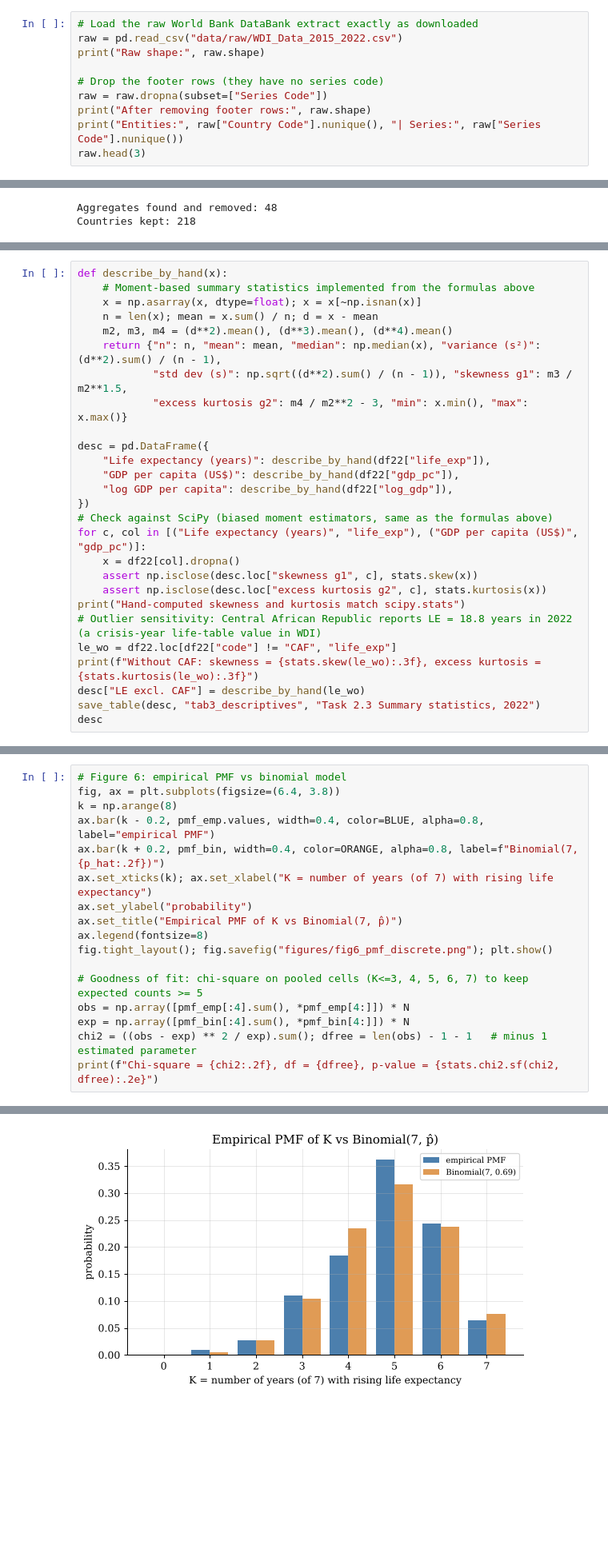
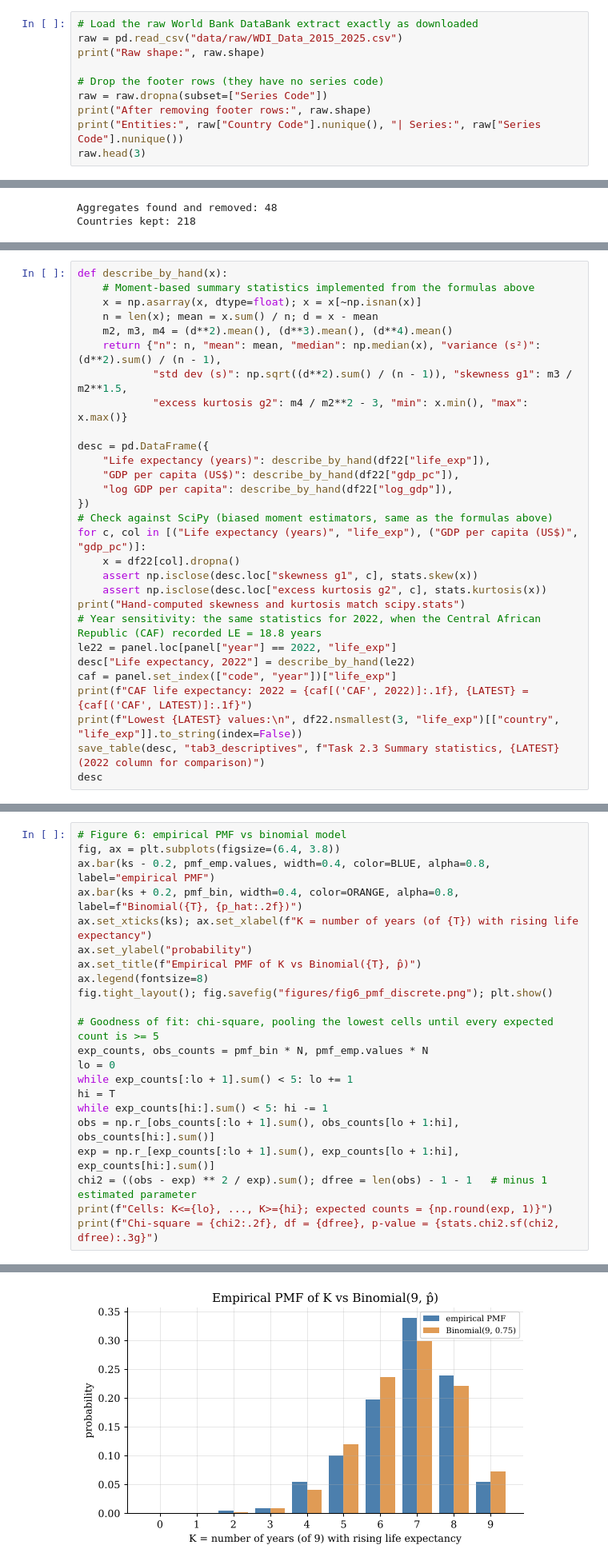
Before and after one commit to abshivks-ass/CMP-L045-0-WDI-analysis, a Jupyter notebook: StudentName.ipynb, the cells around one changed output, grey strips where cells are left out. Shown at 80% size. Cells and saved outputs as stored; diff of their text form; blank space fills up the shorter version.

```diff
--- a/StudentName.ipynb
+++ b/StudentName.ipynb
@@ -84,7 +85,7 @@ Raw issues handled here:
 * the data must be reshaped from wide to a long **country–year panel**.
 # %%
 # Load the raw World Bank DataBank extract exactly as downloaded
-raw = pd.read_csv("data/raw/WDI_Data_2015_2022.csv")
+raw = pd.read_csv("data/raw/WDI_Data_2015_2025.csv")
 print("Raw shape:", raw.shape)
 
 # Drop the footer rows (they have no series code)
@@ -469,11 +493,13 @@ for c, col in [("Life expectancy (years)", "life_exp"), ("GDP per capita (US$)",
     assert np.isclose(desc.loc["skewness g1", c], stats.skew(x))
     assert np.isclose(desc.loc["excess kurtosis g2", c], stats.kurtosis(x))
 print("Hand-computed skewness and kurtosis match scipy.stats")
-# Outlier sensitivity: Central African Republic reports LE = 18.8 years in 2022 (a crisis-year life-table value in WDI)
-le_wo = df22.loc[df22["code"] != "CAF", "life_exp"]
-print(f"Without CAF: skewness = {stats.skew(le_wo):.3f}, excess kurtosis = {stats.kurtosis(le_wo):.3f}")
-desc["LE excl. CAF"] = describe_by_hand(le_wo)
-save_table(desc, "tab3_descriptives", "Task 2.3 Summary statistics, 2022")
+# Year sensitivity: the same statistics for 2022, when the Central African Republic (CAF) recorded LE = 18.8 years
+le22 = panel.loc[panel["year"] == 2022, "life_exp"]
+desc["Life expectancy, 2022"] = describe_by_hand(le22)
+caf = panel.set_index(["code", "year"])["life_exp"]
+print(f"CAF life expectancy: 2022 = {caf[('CAF', 2022)]:.1f}, {LATEST} = {caf[('CAF', LATEST)]:.1f}")
+print(f"Lowest {LATEST} values:\n", df22.nsmallest(3, "life_exp")[["country", "life_exp"]].to_string(index=False))
+save_table(desc, "tab3_descriptives", f"Task 2.3 Summary statistics, {LATEST} (2022 column for comparison)")
 desc
 # %% [output]
 Hand-computed skewness and kurtosis match scipy.stats
@@ -625,18 +690,23 @@ Share of increases by year-pair:
 # %%
 # Figure 6: empirical PMF vs binomial model
 fig, ax = plt.subplots(figsize=(6.4, 3.8))
-k = np.arange(8)
-ax.bar(k - 0.2, pmf_emp.values, width=0.4, color=BLUE, alpha=0.8, label="empirical PMF")
-ax.bar(k + 0.2, pmf_bin, width=0.4, color=ORANGE, alpha=0.8, label=f"Binomial(7, {p_hat:.2f})")
-ax.set_xticks(k); ax.set_xlabel("K = number of years (of 7) with rising life expectancy")
+ax.bar(ks - 0.2, pmf_emp.values, width=0.4, color=BLUE, alpha=0.8, label="empirical PMF")
+ax.bar(ks + 0.2, pmf_bin, width=0.4, color=ORANGE, alpha=0.8, label=f"Binomial({T}, {p_hat:.2f})")
+ax.set_xticks(ks); ax.set_xlabel(f"K = number of years (of {T}) with rising life expectancy")
 ax.set_ylabel("probability")
-ax.set_title("Empirical PMF of K vs Binomial(7, p̂)")
+ax.set_title(f"Empirical PMF of K vs Binomial({T}, p̂)")
 ax.legend(fontsize=8)
 fig.tight_layout(); fig.savefig("figures/fig6_pmf_discrete.png"); plt.show()
 
-# Goodness of fit: chi-square on pooled cells (K<=3, 4, 5, 6, 7) to keep expected counts >= 5
-obs = np.array([pmf_emp[:4].sum(), *pmf_emp[4:]]) * N
-exp = np.array([pmf_bin[:4].sum(), *pmf_bin[4:]]) * N
+# Goodness of fit: chi-square, pooling the lowest cells until every expected count is >= 5
+exp_counts, obs_counts = pmf_bin * N, pmf_emp.values * N
+lo = 0
+while exp_counts[:lo + 1].sum() < 5: lo += 1
+hi = T
+while exp_counts[hi:].sum() < 5: hi -= 1
+obs = np.r_[obs_counts[:lo + 1].sum(), obs_counts[lo + 1:hi], obs_counts[hi:].sum()]
+exp = np.r_[exp_counts[:lo + 1].sum(), exp_counts[lo + 1:hi], exp_counts[hi:].sum()]
 chi2 = ((obs - exp) ** 2 / exp).sum(); dfree = len(obs) - 1 - 1   # minus 1 estimated parameter
-print(f"Chi-square = {chi2:.2f}, df = {dfree}, p-value = {stats.chi2.sf(chi2, dfree):.2e}")
+print(f"Cells: K<={lo}, ..., K>={hi}; expected counts = {np.round(exp, 1)}")
+print(f"Chi-square = {chi2:.2f}, df = {dfree}, p-value = {stats.chi2.sf(chi2, dfree):.3g}")
 # %% [output]
@@ -644,4 +715,4 @@ Chi-square = 4.49, df = 3, p-value = 2.13e-01
-[figure, old version]
+[figure, new version]
 # %%
 # Continuous RV: life expectancy ~ Normal(mu, sigma); compare model and empirical probabilities
 le = df22["life_exp"].dropna(); mu, sd = le.mean(), le.std(ddof=1)
```
Also changed, not shown: parts of 32 cells of this notebook, 36 other files.
